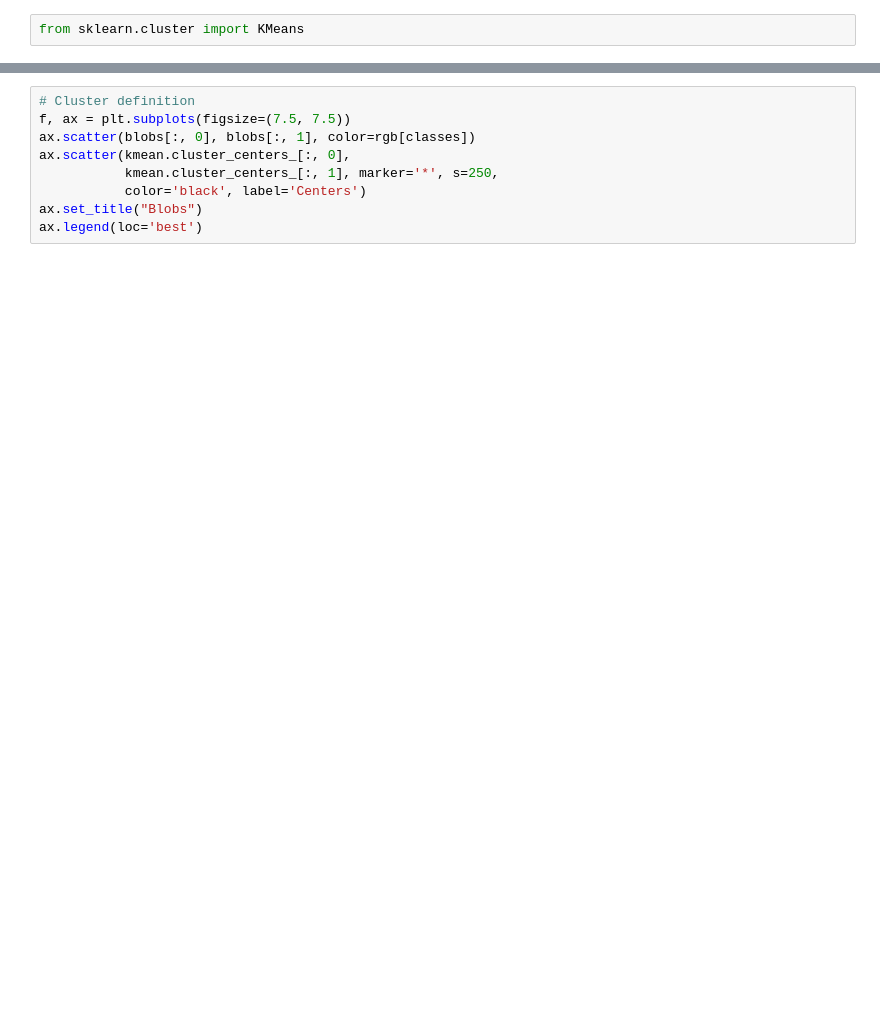
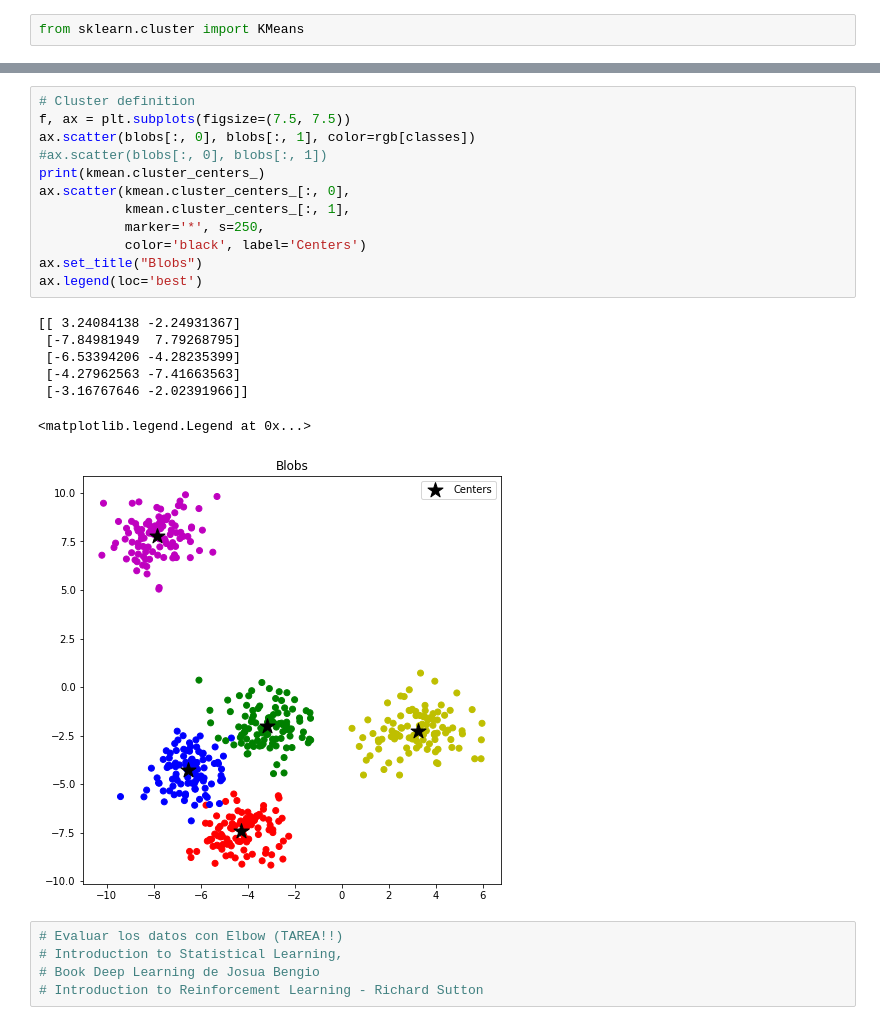
Before and after one commit to ruth-chirinos/ML-Learning, a Jupyter notebook: Python/Clustering/Clustering.ipynb, the cells around one changed output, grey strips where cells are left out. Drawn from its saved outputs; the diff is of its cells as text; blank space fills up the shorter version.

```diff
--- a/Python/Clustering/Clustering.ipynb
+++ b/Python/Clustering/Clustering.ipynb
@@ -36,9 +67,25 @@ kmean.cluster_centers_
 # %%
 # Cluster definition
 f, ax = plt.subplots(figsize=(7.5, 7.5))
 ax.scatter(blobs[:, 0], blobs[:, 1], color=rgb[classes])
+#ax.scatter(blobs[:, 0], blobs[:, 1])
+print(kmean.cluster_centers_)
 ax.scatter(kmean.cluster_centers_[:, 0],
-           kmean.cluster_centers_[:, 1], marker='*', s=250,
+           kmean.cluster_centers_[:, 1],
+           marker='*', s=250,
            color='black', label='Centers')
 ax.set_title("Blobs")
 ax.legend(loc='best')
+# %% [output]
+[[ 3.24084138 -2.24931367]
+ [-7.84981949  7.79268795]
+ [-6.53394206 -4.28235399]
+ [-4.27962563 -7.41663563]
+ [-3.16767646 -2.02391966]]
+<matplotlib.legend.Legend at 0x...>
+[figure, added]
+# %%
+# Evaluar los datos con Elbow (TAREA!!)
+# Introduction to Statistical Learning,
+# Book Deep Learning de Josua Bengio
+# Introduction to Reinforcement Learning - Richard Sutton
```
Also changed, not shown: parts of 6 cells of this notebook.
